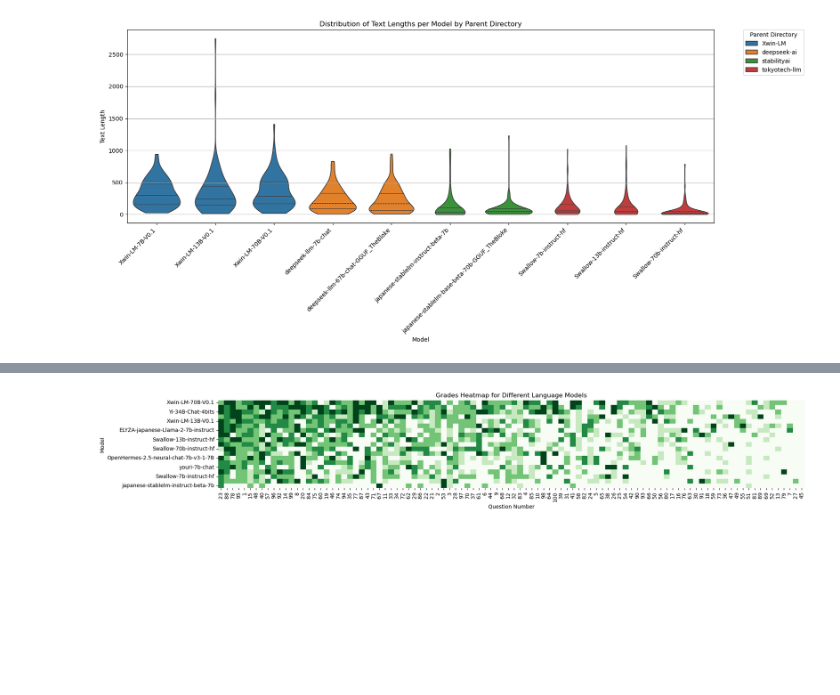
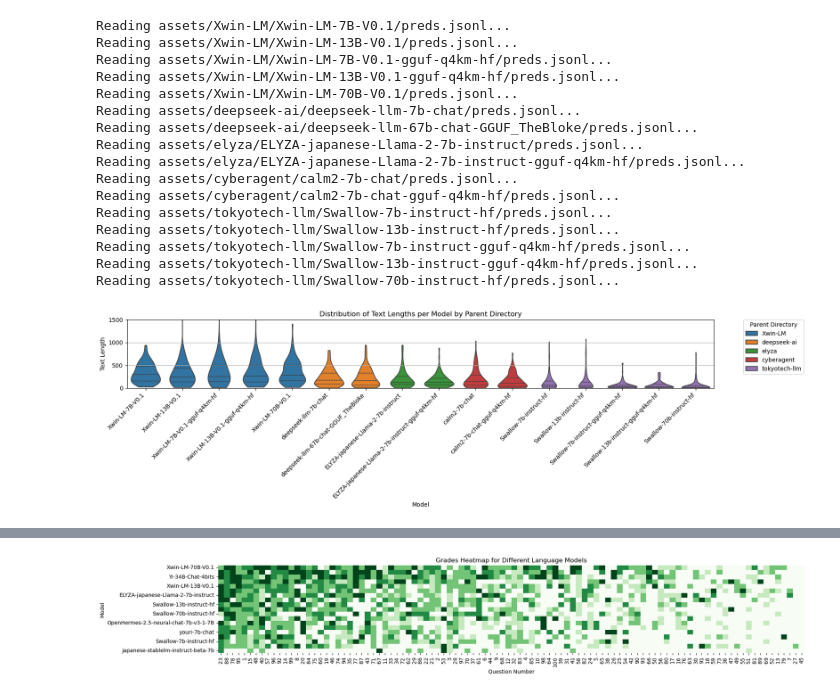
Before and after one commit to Northern-System-Service/gpt4-autoeval, a Jupyter notebook: comparison.ipynb, the cells around one changed output, grey strips where cells are left out. Drawn from its saved outputs; the diff is of its cells as text; code cells hidden in the pictures; blank space fills up the shorter version.

Commit message:
eval: Add more quantized results (Xwin, CALM2, ELYZA, Swallow)

```diff
--- a/comparison.ipynb
+++ b/comparison.ipynb
@@ -9,11 +9,14 @@ model_dirs = [
     base_path / "Xwin-LM" / "Xwin-LM-70B-V0.1",
     base_path / "deepseek-ai" / "deepseek-llm-67b-chat-GGUF_TheBloke",
     base_path / "01-ai" / "Yi-34B-Chat-4bits",
+    base_path / "cyberagent" / "calm2-7b-chat-gguf-q4km-hf",
+    base_path / "Xwin-LM" / "Xwin-LM-13B-V0.1-gguf-q4km-hf",
     base_path / "stabilityai" / "japanese-stablelm-base-beta-70b-GGUF_TheBloke",
     base_path / "Xwin-LM" / "Xwin-LM-13B-V0.1",
     base_path / "Xwin-LM" / "Xwin-LM-7B-V0.1",
     base_path / "elyza" / "ELYZA-japanese-Llama-2-7b-instruct",
     base_path / "cyberagent" / "calm2-7b-chat",
+    base_path / "elyza" / "ELYZA-japanese-Llama-2-7b-instruct-gguf-q4km-hf",
     base_path / "tokyotech-llm" / "Swallow-13b-instruct-hf",
     base_path / "deepseek-ai" / "deepseek-llm-7b-chat",
     base_path / "tokyotech-llm" / "Swallow-70b-instruct-hf",
@@ -53,16 +56,12 @@ for model_dir in model_dirs:
 # Creating a bar chart with additional statistical data
 plt.figure(figsize=(11, 6))
 
-indices_swallow = (8, 10, 16)
-indices_openchat = (11,)
-indices_shisa = (15,)
-
 for i, (model, stats) in enumerate(stats_data.items()):
-    if i in indices_swallow:
+    if "calm2" in model:
         bar_color = 'green'
-    elif i in indices_openchat:
-        bar_color = 'orangered'  # Change to your desired color
-    elif i in indices_shisa:
+    elif "ELYZA" in model:
+        bar_color = 'orangered'
+    elif "Xwin" in model:
         bar_color = 'darkblue'  # Change to your desired color
     else:
         bar_color = 'skyblue'
@@ -112,16 +169,28 @@ violin_model_dirs = [
 
     base_path / "Xwin-LM" / "Xwin-LM-7B-V0.1",
     base_path / "Xwin-LM" / "Xwin-LM-13B-V0.1",
+
+    base_path / "Xwin-LM" / "Xwin-LM-7B-V0.1-gguf-q4km-hf",
+    base_path / "Xwin-LM" / "Xwin-LM-13B-V0.1-gguf-q4km-hf",
     base_path / "Xwin-LM" / "Xwin-LM-70B-V0.1",
 
     base_path / "deepseek-ai" / "deepseek-llm-7b-chat",
     base_path / "deepseek-ai" / "deepseek-llm-67b-chat-GGUF_TheBloke",
 
-    base_path / "stabilityai" / "japanese-stablelm-instruct-beta-7b",
-    base_path / "stabilityai" / "japanese-stablelm-base-beta-70b-GGUF_TheBloke",
+    base_path / "elyza" / "ELYZA-japanese-Llama-2-7b-instruct",
+    base_path / "elyza" / "ELYZA-japanese-Llama-2-7b-instruct-gguf-q4km-hf",
+
+    base_path / "cyberagent" / "calm2-7b-chat",
+    base_path / "cyberagent" / "calm2-7b-chat-gguf-q4km-hf",
+
+    # base_path / "stabilityai" / "japanese-stablelm-instruct-beta-7b",
+    # base_path / "stabilityai" / "japanese-stablelm-base-beta-70b-GGUF_TheBloke",
 
     base_path / "tokyotech-llm" / "Swallow-7b-instruct-hf",
     base_path / "tokyotech-llm" / "Swallow-13b-instruct-hf",
+
+    base_path / "tokyotech-llm" / "Swallow-7b-instruct-gguf-q4km-hf",
+    base_path / "tokyotech-llm" / "Swallow-13b-instruct-gguf-q4km-hf",
     base_path / "tokyotech-llm" / "Swallow-70b-instruct-hf",
 ]
 
@@ -131,32 +200,50 @@ models = []
 parents = []  # List to hold the parent directory names
 
 # Loop through each directory, read the result.jsonl file and calculate the statistics
 for model_dir in violin_model_dirs:
     # Construct the file path
     file_path = model_dir / "preds.jsonl"
+    print(f"Reading {file_path}...")
 
     # Read the file
     df = pd.read_json(file_path, lines=True)
 
     # Calculate text length
     df['text_length'] = df['pred'].apply(len)
 
     # Append the results to the lists
     text_lengths.extend(df['text_length'])
     models.extend([model_dir.name] * len(df))
     parents.extend([model_dir.parent.name] * len(df))  # Get the parent directory name
 
 # Create a DataFrame from the text lengths, model names, and parent directory names
 lengths_df = pd.DataFrame({'Parent': parents, 'Model': models, 'Text Length': text_lengths})
 
 # Plotting with seaborn's violin plot
-plt.figure(figsize=(15, 8))
+plt.figure(figsize=(15, 5))
 sns.violinplot(x='Model', y='Text Length', hue='Parent', data=lengths_df, inner='quartile', cut=0)
 plt.xticks(rotation=45, ha='right')
 plt.title('Distribution of Text Lengths per Model by Parent Directory')
 plt.tight_layout()
 plt.grid(axis="y")
+plt.ylim(0, 1500)
 plt.legend(title='Parent Directory', bbox_to_anchor=(1.05, 1), loc=2, borderaxespad=0.)
 plt.show()
 # %% [output]
+Reading assets/Xwin-LM/Xwin-LM-7B-V0.1/preds.jsonl...
+Reading assets/Xwin-LM/Xwin-LM-13B-V0.1/preds.jsonl...
+Reading assets/Xwin-LM/Xwin-LM-7B-V0.1-gguf-q4km-hf/preds.jsonl...
+Reading assets/Xwin-LM/Xwin-LM-13B-V0.1-gguf-q4km-hf/preds.jsonl...
+Reading assets/Xwin-LM/Xwin-LM-70B-V0.1/preds.jsonl...
+Reading assets/deepseek-ai/deepseek-llm-7b-chat/preds.jsonl...
+Reading assets/deepseek-ai/deepseek-llm-67b-chat-GGUF_TheBloke/preds.jsonl...
+Reading assets/elyza/ELYZA-japanese-Llama-2-7b-instruct/preds.jsonl...
+Reading assets/elyza/ELYZA-japanese-Llama-2-7b-instruct-gguf-q4km-hf/preds.jsonl...
+Reading assets/cyberagent/calm2-7b-chat/preds.jsonl...
+Reading assets/cyberagent/calm2-7b-chat-gguf-q4km-hf/preds.jsonl...
+Reading assets/tokyotech-llm/Swallow-7b-instruct-hf/preds.jsonl...
+Reading assets/tokyotech-llm/Swallow-13b-instruct-hf/preds.jsonl...
+Reading assets/tokyotech-llm/Swallow-7b-instruct-gguf-q4km-hf/preds.jsonl...
+Reading assets/tokyotech-llm/Swallow-13b-instruct-gguf-q4km-hf/preds.jsonl...
+Reading assets/tokyotech-llm/Swallow-70b-instruct-hf/preds.jsonl...
-[figure, old version]
+[figure, new version]
```
Also changed, not shown: parts of 4 cells of this notebook, 15 other files.
